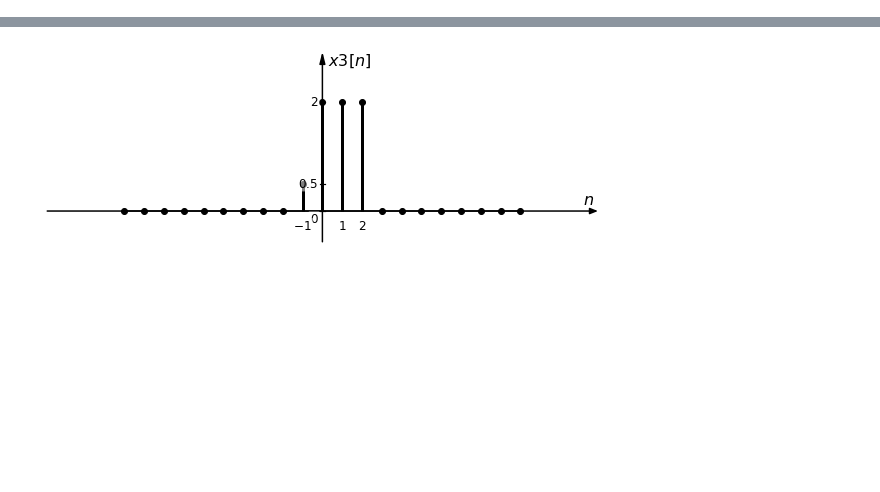
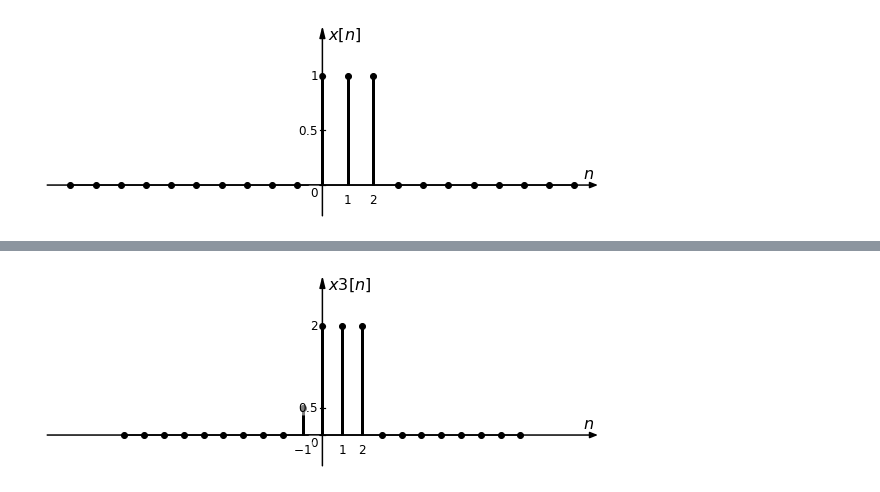
Before and after one commit to miguelmartfern/BlockDiagrams, a Jupyter notebook: docs/notebooks/discrete_signal_examples.ipynb, the cells around one changed output, grey strips where cells are left out. Saved outputs shown, nothing was run; the diff lists cells and outputs as text; code cells hidden in the pictures; blank space fills up the shorter version.

```diff
--- a/docs/notebooks/discrete_signal_examples.ipynb
+++ b/docs/notebooks/discrete_signal_examples.ipynb
@@ -1,3 +1,11 @@
+# %%
+from signalblocks import DiscreteSignalPlotter
+
+dsp = DiscreteSignalPlotter(save_path='discrete_signal1.png')
+dsp.add_signal("x[n]=rect(n-1)")
+dsp.plot('x')
+# %% [output]
+[figure, added]
 # %%
 # Ejemplo 1 — Delta y escalón unitario
 
```
Also changed, not shown: parts of 8 cells of this notebook, 16 other files.
